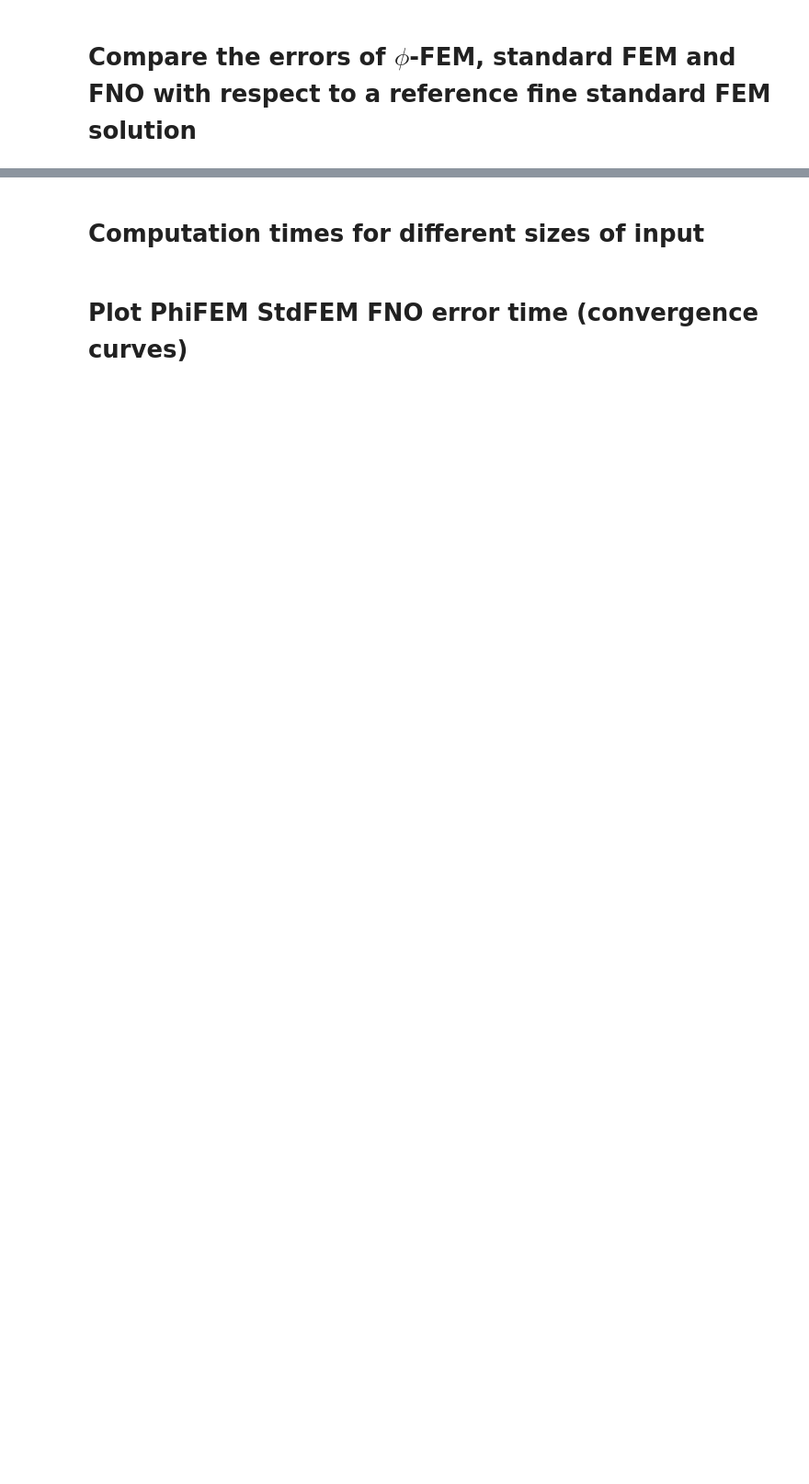
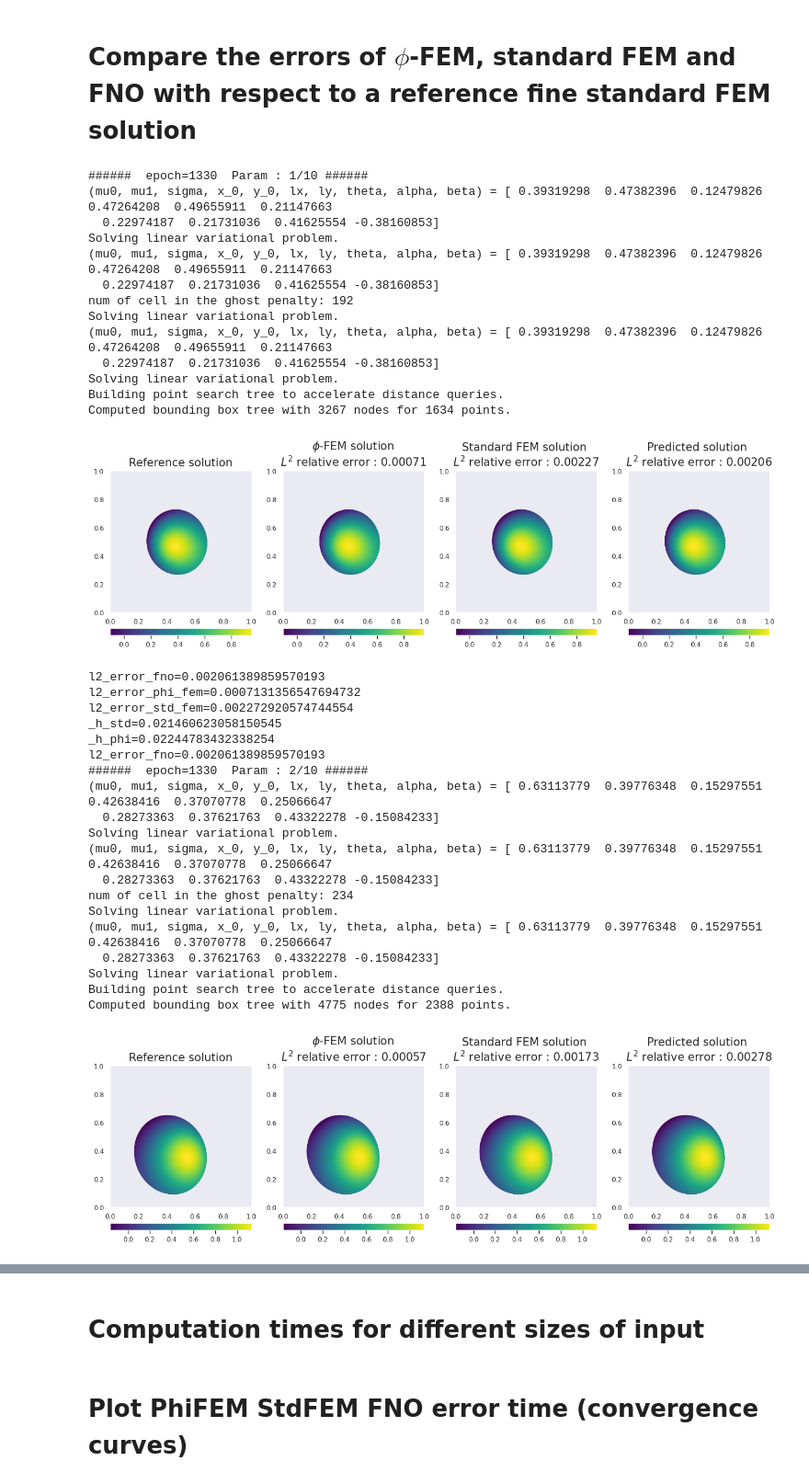
Before and after one commit to KVuillemot/PhiFEM_and_FNO, a Jupyter notebook: Ellipses/main/compare_methods.ipynb, the cells around one changed output, grey strips where cells are left out. Shown at 92% size. Cells and saved outputs as stored; diff of their text form; code cells hidden in the pictures; blank space fills up the shorter version.

```diff
--- a/Ellipses/main/compare_methods.ipynb
+++ b/Ellipses/main/compare_methods.ipynb
@@ -41,7 +43,7 @@ save_figs = True
 small_data = False
 level = 2
 data = DataLoader(small_data)
-agent = Agent(data, small_data)
+agent = Agent(data)
 
 if not (os.path.exists(f"./images/")) and save_figs:
     os.makedirs(f"./images/")
@@ -51,11 +53,4 @@ file = open("./models/best_model/best_epoch.txt")
 for y in file.read().split(" "):
     if y.isdigit():
         best_epoch = int(y)
-epochs = [50, 100, 250, 500, 1000, 1500, 2000, best_epoch]
-print(len(epochs))
-print(epochs)
-
-indices = list(range(0, len(epochs)))
-size_per_fig = 4
-nb_rows = 2
-size_row = int(len(indices) / nb_rows)
+print(f"{best_epoch=}")
@@ -65,7 +70,7 @@ agent.model.load_weights(f"./models/model_{nb_epochs}/model_weights")
 # %% [markdown]
 # Compare the errors of $\phi$-FEM, standard FEM and FNO with respect to a reference fine standard FEM solution
 # %%
-def compare_std_phi_fem_and_fno(param, Plot=False, epoch=epochs[-1]):
+def compare_std_phi_fem_and_fno(param, Plot=False, epoch=best_epoch):
     agent.model.load_weights(f"./models/model_{epoch}/model_weights")
 
     standard_solver = StandardFEMSolver(params=param)
@@ -217,41 +222,59 @@ def compare_std_phi_fem_and_fno(param, Plot=False, epoch=epochs[-1]):
         time_fno,
     )
 # %%
-params = np.array(
-    [
-        [
-            0.28480473,
-            0.41652511,
-            0.25985542,
-            0.41320433,
-            0.55545669,
-            0.36881829,
-            0.22265541,
-            0.31119926,
-            0.49654129,
-            -0.6739836,
-        ]
-    ]
-)
-
-# F, phi, G, params = new_create_FG_numpy(10, 64)
+F, phi, G, params = new_create_FG_numpy(5, 64)
 i = 0
 for i in range(len(params)):
     for epoch in [best_epoch]:
         print(f"######  {epoch=}  Param : {i+1}/{np.shape(params)[0]} ######")
         (
             l2_error_phi_fem,
             l2_error_std_fem,
             l2_error_fno,
             cell_selection_phi,
             submesh_construction_phi,
             ghost_cell_selection_phi,
             resolution_time_phi,
             construction_time_standard,
             resolution_time_standard,
             time_fno,
         ) = compare_std_phi_fem_and_fno(
             np.array([params[i]]), True, epoch=epoch
         )
         print(f"{l2_error_fno=}")
     i += 1
+# %% [output]
+######  epoch=1330  Param : 1/10 ######
+(mu0, mu1, sigma, x_0, y_0, lx, ly, theta, alpha, beta) = [ 0.39319298  0.47382396  0.12479826  0.47264208  0.49655911  0.21147663
+  0.22974187  0.21731036  0.41625554 -0.38160853]
+Solving linear variational problem.
+(mu0, mu1, sigma, x_0, y_0, lx, ly, theta, alpha, beta) = [ 0.39319298  0.47382396  0.12479826  0.47264208  0.49655911  0.21147663
+  0.22974187  0.21731036  0.41625554 -0.38160853]
+num of cell in the ghost penalty: 192
+Solving linear variational problem.
+(mu0, mu1, sigma, x_0, y_0, lx, ly, theta, alpha, beta) = [ 0.39319298  0.47382396  0.12479826  0.47264208  0.49655911  0.21147663
+  0.22974187  0.21731036  0.41625554 -0.38160853]
+Solving linear variational problem.
+Building point search tree to accelerate distance queries.
+Computed bounding box tree with 3267 nodes for 1634 points.
+[figure, added]
+l2_error_fno=0.002061389859570193
+l2_error_phi_fem=0.0007131356547694732
+l2_error_std_fem=0.002272920574744554
+_h_std=0.021460623058150545
+_h_phi=0.02244783432338254
+l2_error_fno=0.002061389859570193
+######  epoch=1330  Param : 2/10 ######
+(mu0, mu1, sigma, x_0, y_0, lx, ly, theta, alpha, beta) = [ 0.63113779  0.39776348  0.15297551  0.42638416  0.37070778  0.25066647
+  0.28273363  0.37621763  0.43322278 -0.15084233]
+Solving linear variational problem.
+(mu0, mu1, sigma, x_0, y_0, lx, ly, theta, alpha, beta) = [ 0.63113779  0.39776348  0.15297551  0.42638416  0.37070778  0.25066647
+  0.28273363  0.37621763  0.43322278 -0.15084233]
+num of cell in the ghost penalty: 234
+Solving linear variational problem.
+(mu0, mu1, sigma, x_0, y_0, lx, ly, theta, alpha, beta) = [ 0.63113779  0.39776348  0.15297551  0.42638416  0.37070778  0.25066647
+  0.28273363  0.37621763  0.43322278 -0.15084233]
+Solving linear variational problem.
+Building point search tree to accelerate distance queries.
+Computed bounding box tree with 4775 nodes for 2388 points.
+[figure, added]
```
Also changed, not shown: parts of 9 cells of this notebook, 7 other files.
